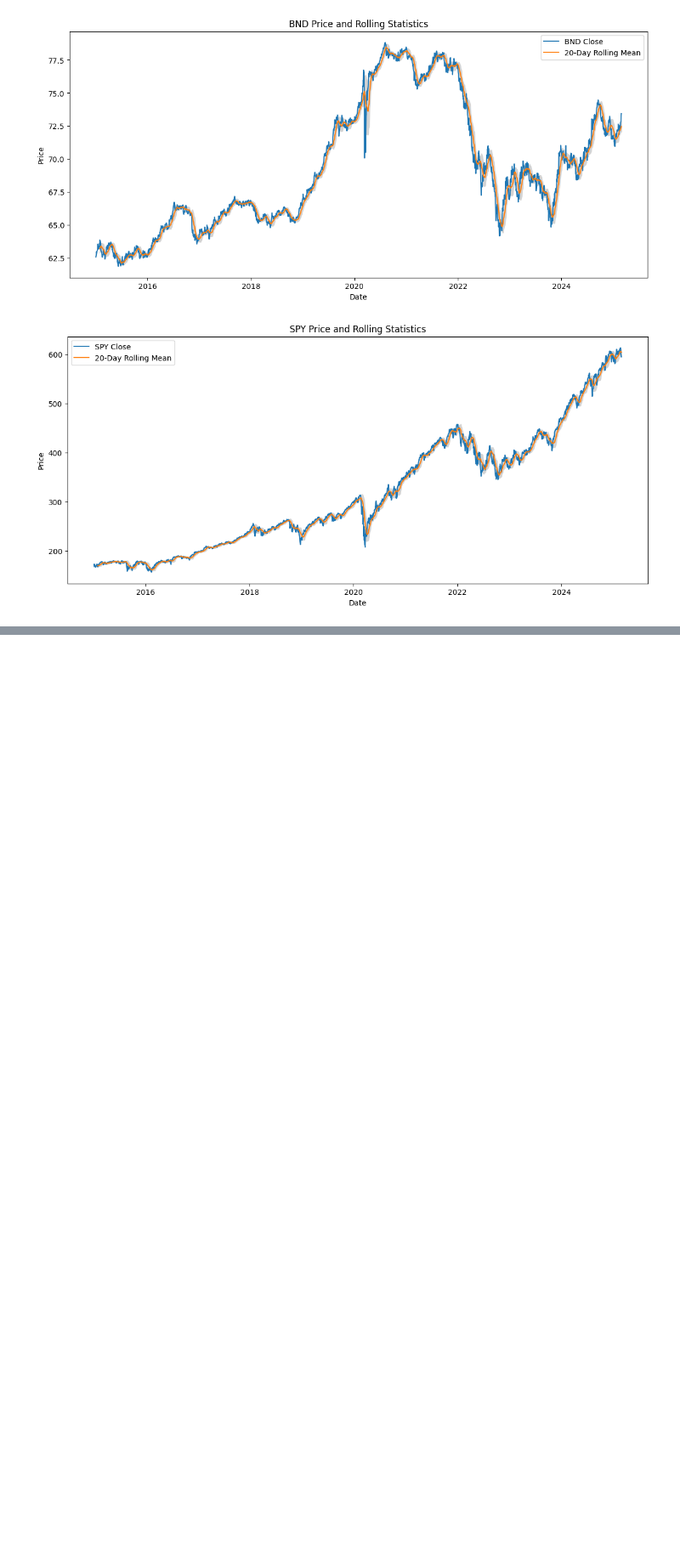
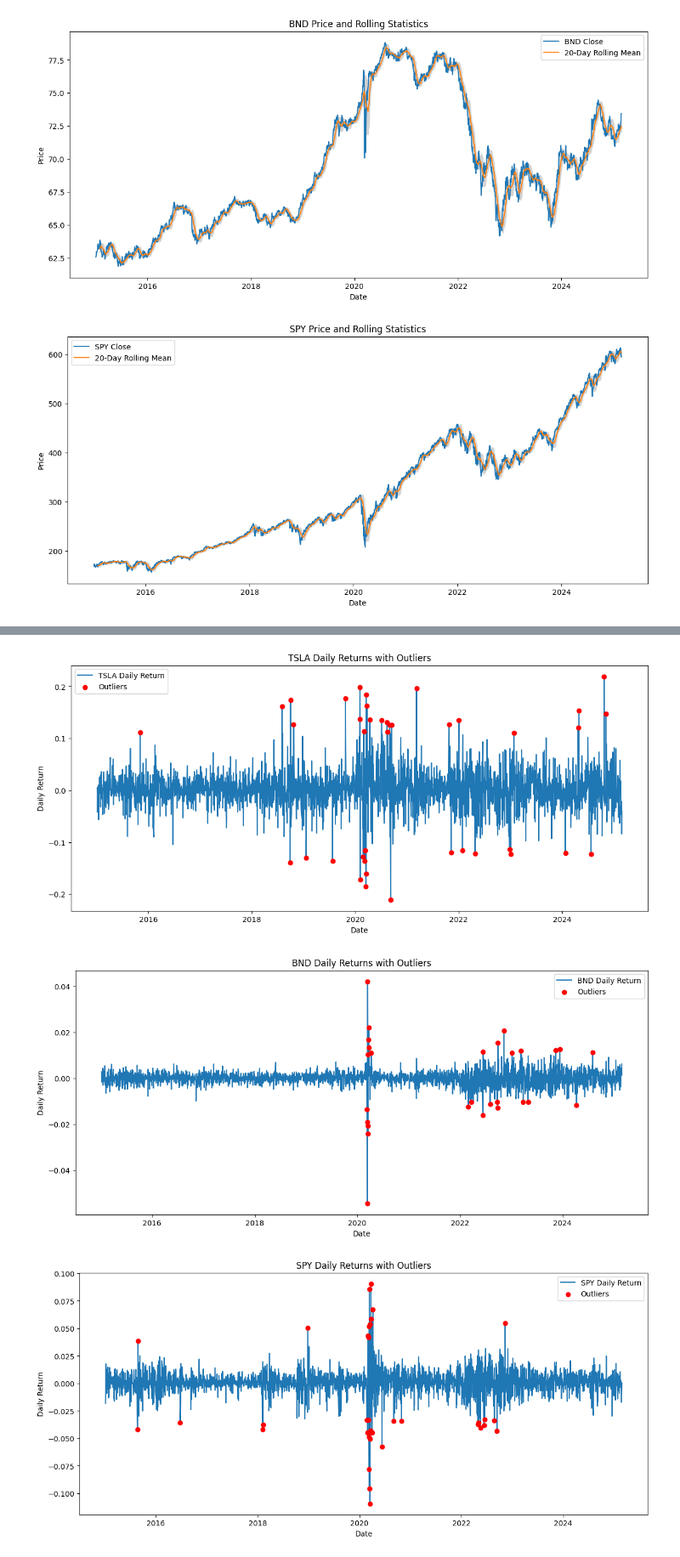
Before and after one commit to GetieBalew24/GMF-Portfolio-Forecasting, a Jupyter notebook: notebooks/data_preprocessing_and_EDA.ipynb, the cells around one changed output, grey strips where cells are left out. Shown at 85% size. Cells and saved outputs as stored; diff of their text form; code cells hidden in the pictures; blank space fills up the shorter version.

Commit message:
Add methods to detect and plot outliers in daily returns in DataProcessor class

```diff
--- a/notebooks/data_preprocessing_and_EDA.ipynb
+++ b/notebooks/data_preprocessing_and_EDA.ipynb
@@ -127,0 +157,7 @@ processor.plot_rolling_stats()
+# %%
+# Detect and plot outliers in daily returns
+processor.plot_outliers()
+# %% [output]
+[figure, added]
+[figure, added]
+[figure, added]
```
Also changed, not shown: parts of 5 cells of this notebook, 1 other file.
